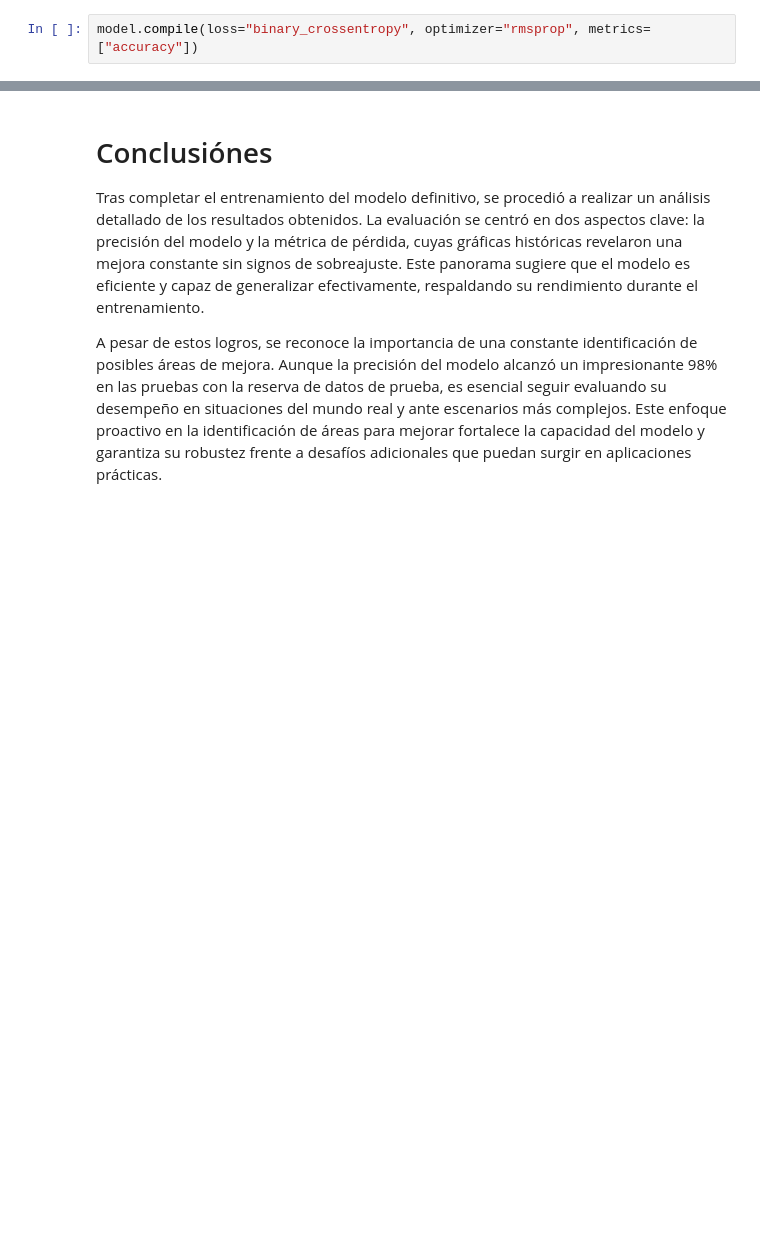
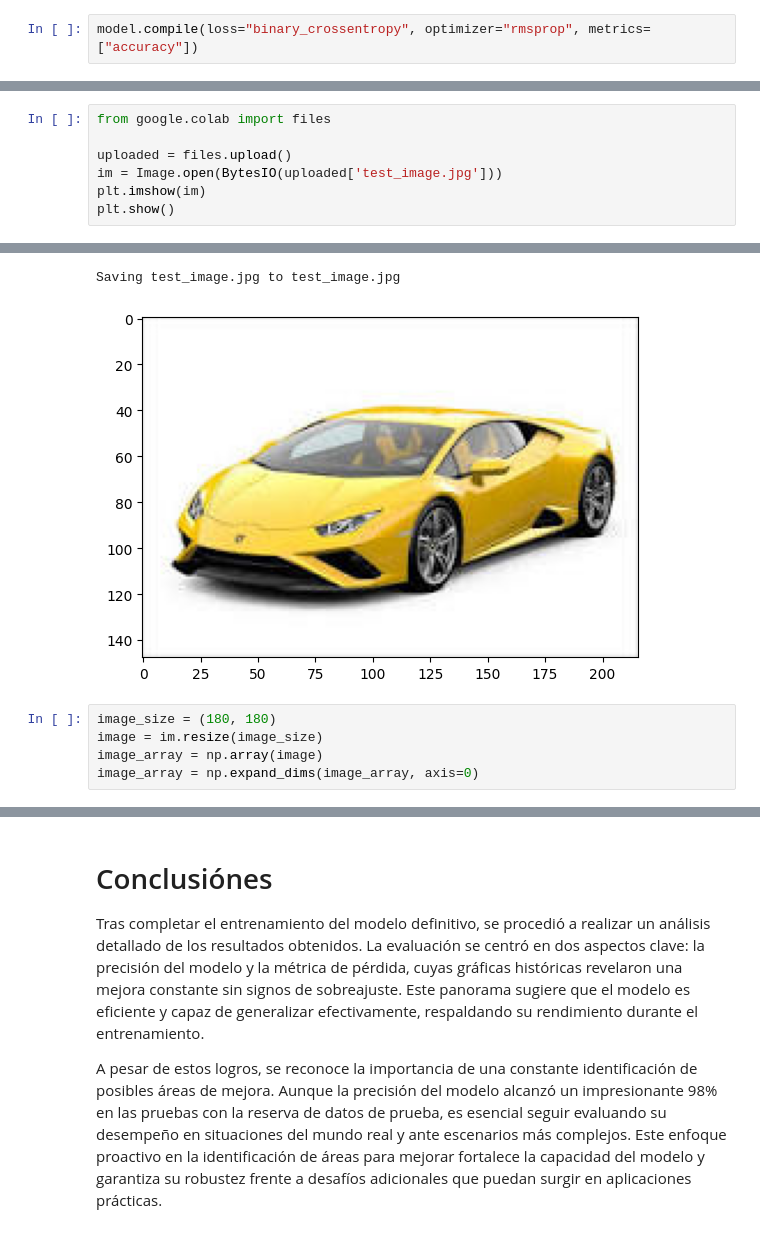
Before and after one commit to angel012912/CNN-CarBikes, a Jupyter notebook: CNN.ipynb, the cells around one changed output, grey strips where cells are left out. Cells and saved outputs as stored; diff of their text form; blank space fills up the shorter version.

```diff
--- a/CNN.ipynb
+++ b/CNN.ipynb
@@ -421,0 +421,8 @@ Test accuracy: 0.946
+# %%
+from google.colab import files
+
+uploaded = files.upload()
+im = Image.open(BytesIO(uploaded['test_image.jpg']))
+plt.imshow(im)
+plt.show()
+# %% [output]
@@ -421,0 +430,7 @@ Test accuracy: 0.946
+Saving test_image.jpg to test_image.jpg
+[figure, added]
+# %%
+image_size = (180, 180)
+image = im.resize(image_size)
+image_array = np.array(image)
+image_array = np.expand_dims(image_array, axis=0)
```
Also changed, not shown: parts of 15 cells of this notebook.
